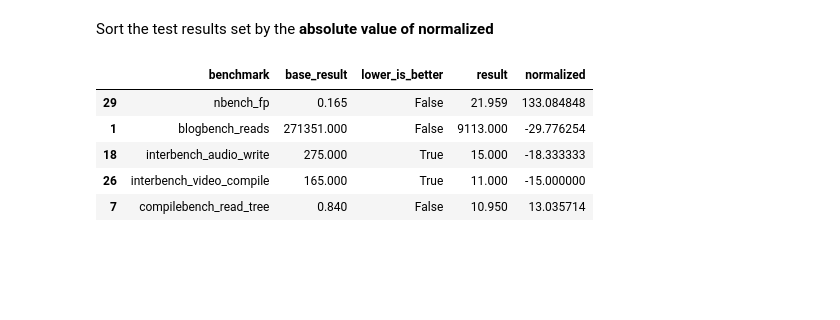
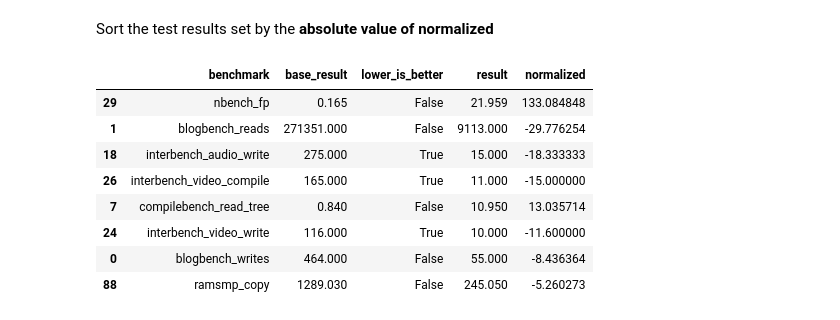
Before and after one commit to ljishen/srl, a Jupyter notebook: kivier/experiments/visualize.ipynb, the cells around one changed output. Drawn from its saved outputs; the diff is of its cells as text; code cells hidden in the pictures; blank space fills up the shorter version.

```diff
--- a/kivier/experiments/visualize.ipynb
+++ b/kivier/experiments/visualize.ipynb
@@ -213,11 +213,14 @@ sns.barplot(x='benchmark', y='normalized', data=df)
 # %% [markdown]
 Sort the test results set by the **absolute value of normalized**
 # %%
-df.reindex(df.normalized.abs().sort_values(ascending=0).index).head()
+df.reindex(df.normalized.abs().sort_values(ascending=0).index).head(8)
 # %% [output]
 |  | benchmark | base_result | lower_is_better | result | normalized |
 | 29 | nbench_fp | 0.165 | False | 21.959 | 133.084848 |
 | 1 | blogbench_reads | 271351.000 | False | 9113.000 | -29.776254 |
 | 18 | interbench_audio_write | 275.000 | True | 15.000 | -18.333333 |
 | 26 | interbench_video_compile | 165.000 | True | 11.000 | -15.000000 |
 | 7 | compilebench_read_tree | 0.840 | False | 10.950 | 13.035714 |
+| 24 | interbench_video_write | 116.000 | True | 10.000 | -11.600000 |
+| 0 | blogbench_writes | 464.000 | False | 55.000 | -8.436364 |
+| 88 | ramsmp_copy | 1289.030 | False | 245.050 | -5.260273 |
```
Also changed, not shown: parts of 6 cells of this notebook.
